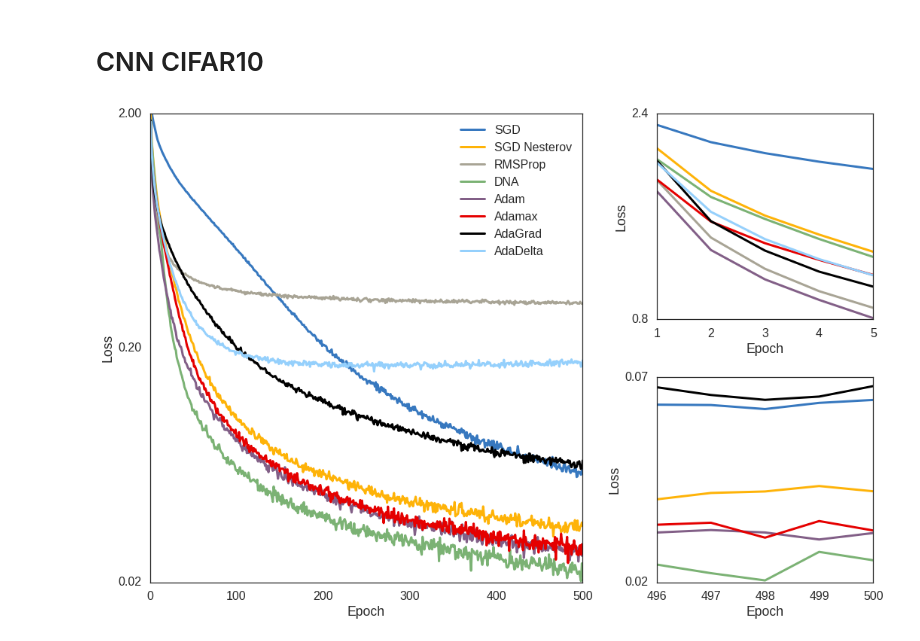
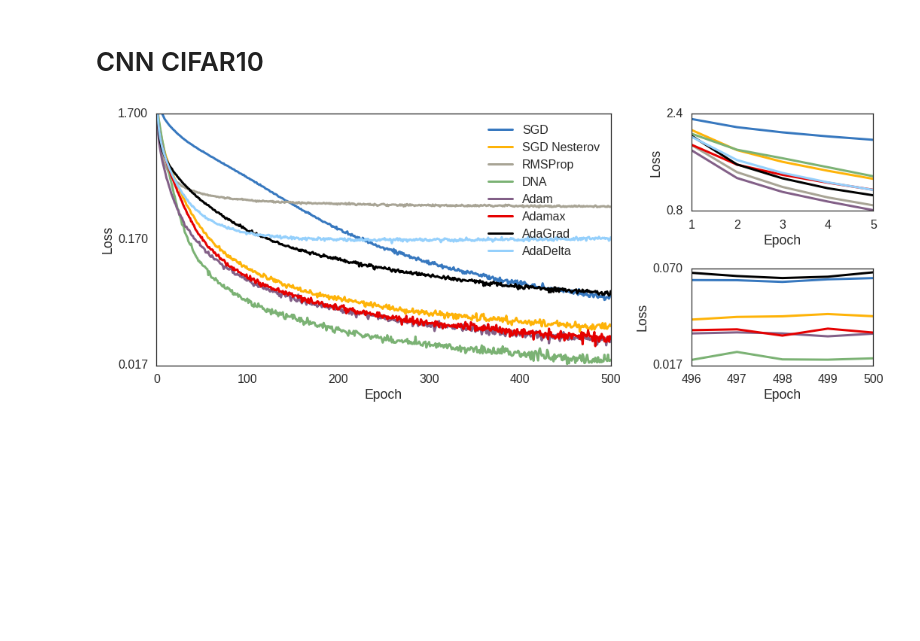
Before and after one commit to jayanthkoushik/sgd-feedback, a Jupyter notebook: src/compare_opts.ipynb, the cells around one changed output. Saved outputs shown, nothing was run; the diff lists cells and outputs as text; code cells hidden in the pictures; blank space fills up the shorter version.

```diff
--- a/src/compare_opts.ipynb
+++ b/src/compare_opts.ipynb
@@ -26,38 +26,38 @@ opt_titles = [
 ]
 colors = sns.xkcd_palette(["windows blue", "amber", "greyish", "faded green", "dusty purple", "red", "black", "light blue"])
 
-fig = plt.figure(figsize=(15, 10))
-gs = gridspec.GridSpec(2, 2, width_ratios=[2, 1])
+fig = plt.figure(figsize=(15, 6))
+gs = gridspec.GridSpec(2, 2, width_ratios=[2.5, 1])
 ax1 = fig.add_subplot(gs[:, 0])
 ax2 = fig.add_subplot(gs[0, 1])
 ax3 = fig.add_subplot(gs[1, 1])
 
 for i, (opt, title) in enumerate(opt_titles):
     with open("../data/cnn/cifar10/{}.pkl".format(opt), "rb") as f:
         loss_history = pickle.load(f)["best_loss_history"]
     ax1.semilogy(range(1, len(loss_history) + 1), loss_history, label=title, color=colors[i], linewidth=3)
     ax2.semilogy(range(1, 6), loss_history[:5], color=colors[i], linewidth=3)
     ax3.semilogy(range(496, 501), loss_history[-5:], color=colors[i], linewidth=3)
 
 for ax in [ax1, ax2, ax3]:
     ax.get_yaxis().get_major_formatter().labelOnlyBase = False
     ax.yaxis.set_major_formatter(mpl.ticker.ScalarFormatter())
     ax.set_xlabel("Epoch")
     ax.set_ylabel("Loss")
 
-ax1.set_ylim(0.02, 2.)
-ax1.set_yticks([0.02, 0.2, 2.])
+ax1.set_ylim(0.017, 1.7)
+ax1.set_yticks([0.017, 0.17, 1.7])
 ax1.legend()
 
 ax2.set_ylim(0.8, 2.4)
 ax2.set_yticks([0.8, 2.4])
 ax2.set_xticks(range(1, 6))
 
-ax3.set_ylim(0.02, 0.07)
-ax3.set_yticks([0.02, 0.07])
+ax3.set_ylim(0.017, 0.07)
+ax3.set_yticks([0.017, 0.07])
 ax3.set_xticks(range(496, 501))
 
 fig.tight_layout()
 # %% [output]
-[figure, old version]
+[figure, new version]
 # %%
```
Also changed, not shown: parts of 1 cell of this notebook, 3 other files.
